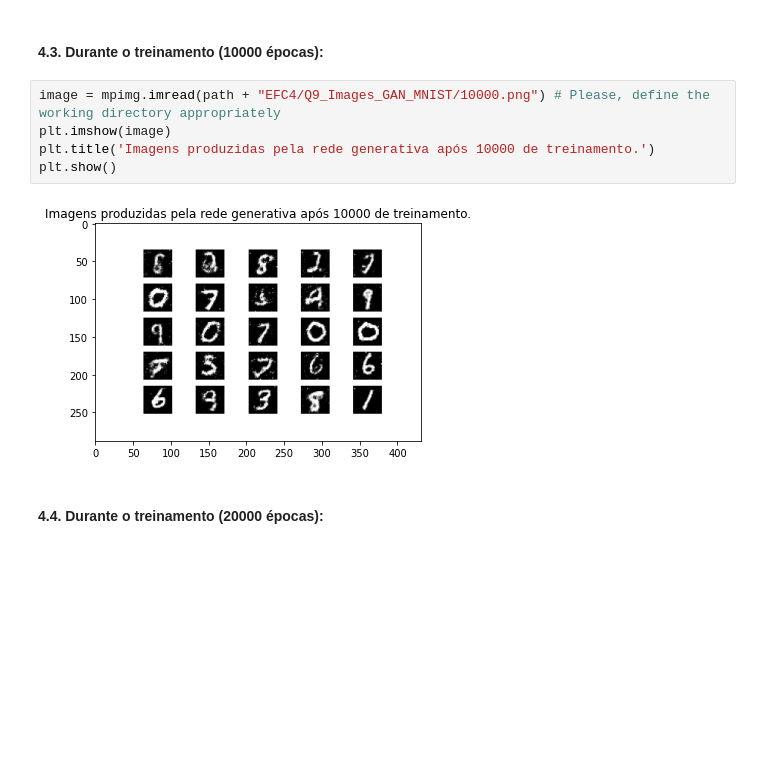
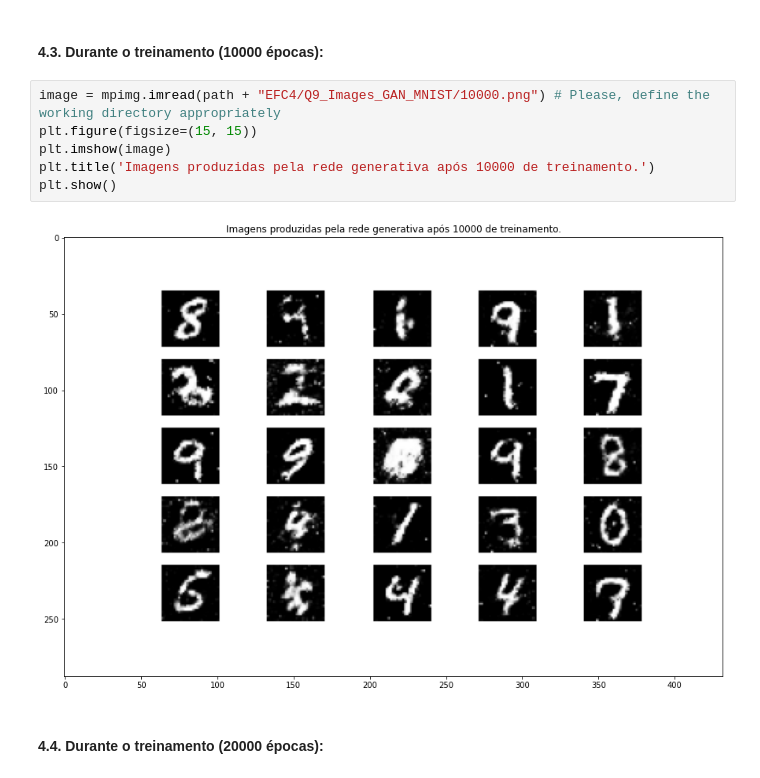
Before and after one commit to guilherme-rosa/IA353_RedesNeurais, a Jupyter notebook: EFC4/Q9/Q9.ipynb, the cells around one changed output. Saved outputs shown, nothing was run; the diff lists cells and outputs as text; blank space fills up the shorter version.

```diff
--- a/EFC4/Q9/Q9.ipynb
+++ b/EFC4/Q9/Q9.ipynb
@@ -236,11 +215,12 @@ plt.show()
 #### **4.3. Durante o treinamento (10000 épocas):**
 # %%
 image = mpimg.imread(path + "EFC4/Q9_Images_GAN_MNIST/10000.png") # Please, define the working directory appropriately
+plt.figure(figsize=(15, 15))
 plt.imshow(image)
 plt.title('Imagens produzidas pela rede generativa após 10000 de treinamento.')
 plt.show()
 # %% [output]
-[figure, old version]
+[figure, new version]
 # %% [markdown]
 #### **4.4. Durante o treinamento (20000 épocas):**
 # %%
```
Also changed, not shown: parts of 25 cells of this notebook, 1 other file.
